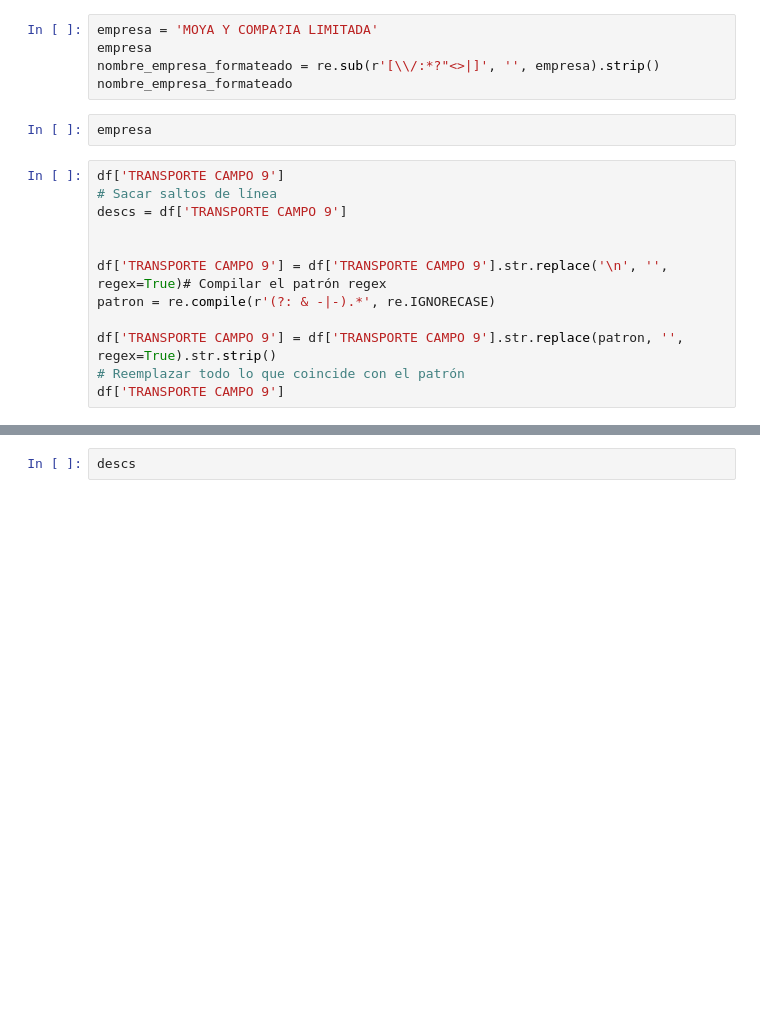
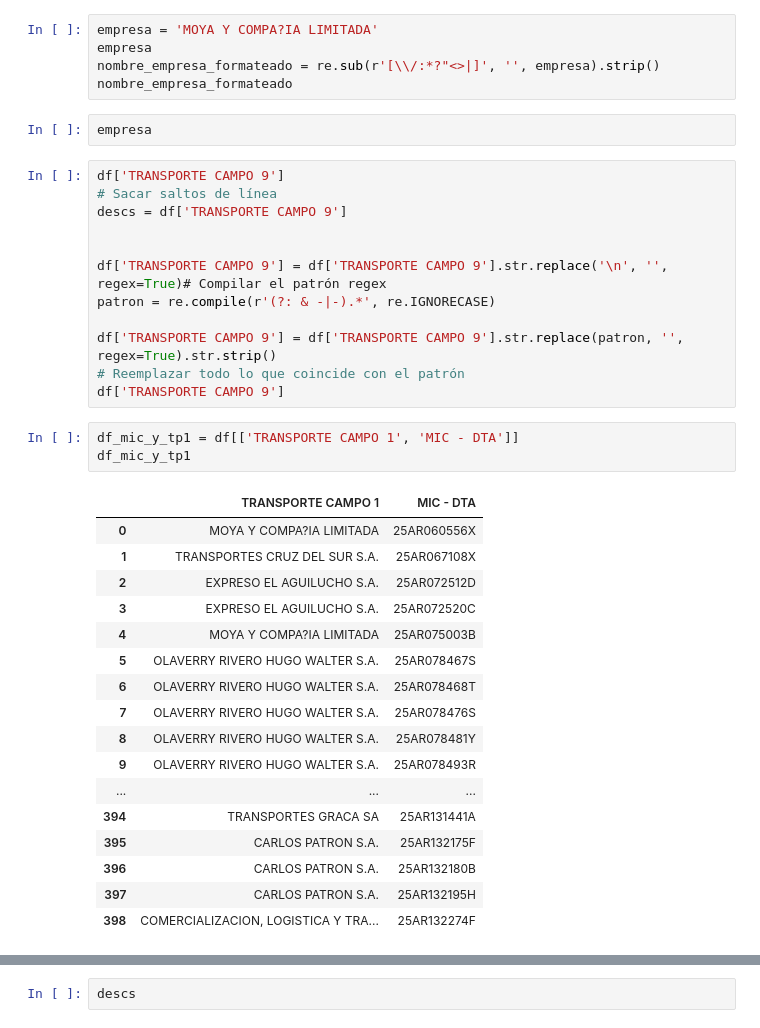
Before and after one commit to RaphaelNicaise/pdfs-to-excel, a Jupyter notebook: test-notebook.ipynb, the cells around one changed output, grey strips where cells are left out. Saved outputs shown, nothing was run; the diff lists cells and outputs as text; blank space fills up the shorter version.

```diff
--- a/test-notebook.ipynb
+++ b/test-notebook.ipynb
@@ -393,3 +411,24 @@ patron = re.compile(r'(?: & -|-).*', re.IGNORECASE)
 df['TRANSPORTE CAMPO 9'] = df['TRANSPORTE CAMPO 9'].str.replace(patron, '', regex=True).str.strip()
 # Reemplazar todo lo que coincide con el patrón
 df['TRANSPORTE CAMPO 9']
+# %%
+df_mic_y_tp1 = df[['TRANSPORTE CAMPO 1', 'MIC - DTA']]
+df_mic_y_tp1
+# %% [output]
+|  | TRANSPORTE CAMPO 1 | MIC - DTA |
+| 0 | MOYA Y COMPA?IA LIMITADA | 25AR060556X |
+| 1 | TRANSPORTES CRUZ DEL SUR S.A. | 25AR067108X |
+| 2 | EXPRESO EL AGUILUCHO S.A. | 25AR072512D |
+| 3 | EXPRESO EL AGUILUCHO S.A. | 25AR072520C |
+| 4 | MOYA Y COMPA?IA LIMITADA | 25AR075003B |
+| 5 | OLAVERRY RIVERO HUGO WALTER S.A. | 25AR078467S |
+| 6 | OLAVERRY RIVERO HUGO WALTER S.A. | 25AR078468T |
+| 7 | OLAVERRY RIVERO HUGO WALTER S.A. | 25AR078476S |
+| 8 | OLAVERRY RIVERO HUGO WALTER S.A. | 25AR078481Y |
+| 9 | OLAVERRY RIVERO HUGO WALTER S.A. | 25AR078493R |
+| ... | ... | ... |
+| 394 | TRANSPORTES GRACA SA | 25AR131441A |
+| 395 | CARLOS PATRON S.A. | 25AR132175F |
+| 396 | CARLOS PATRON S.A. | 25AR132180B |
+| 397 | CARLOS PATRON S.A. | 25AR132195H |
+| 398 | COMERCIALIZACION, LOGISTICA Y TRA... | 25AR132274F |
```
Also changed, not shown: parts of 5 cells of this notebook, 6 other files.
